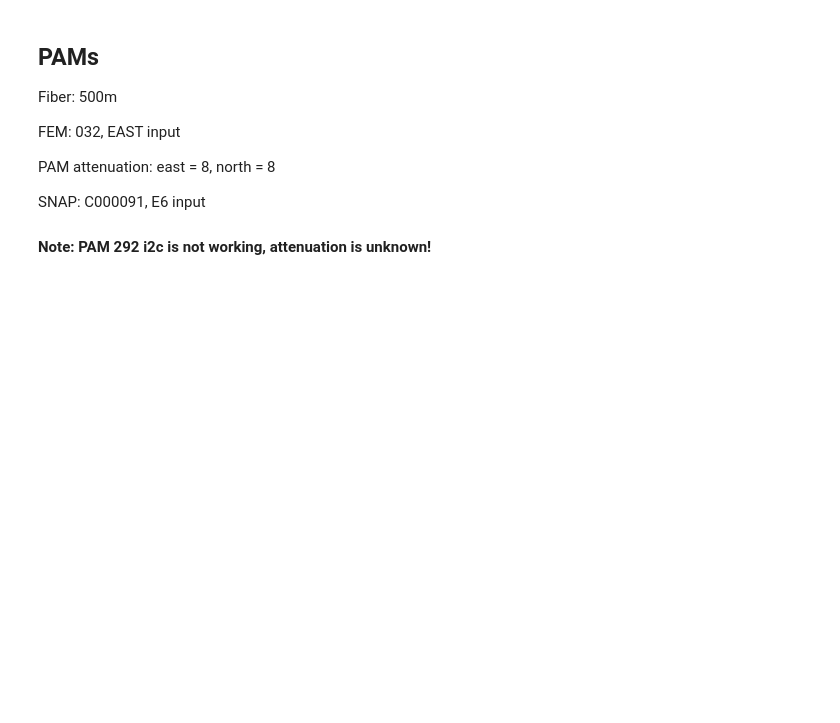
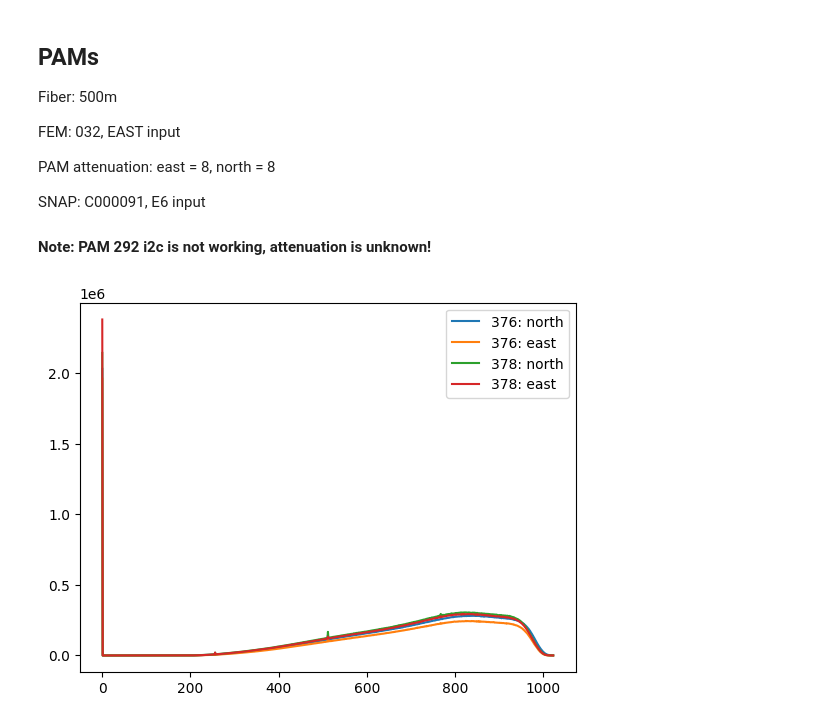
Before and after one commit to EIGSEP/eigsep_corr, a Jupyter notebook: gain_calibration/gain_calibration.ipynb, the cells around one changed output. Saved outputs shown, nothing was run; the diff lists cells and outputs as text; code cells hidden in the pictures; blank space fills up the shorter version.

```diff
--- a/gain_calibration/gain_calibration.ipynb
+++ b/gain_calibration/gain_calibration.ipynb
@@ -13,10 +97,9 @@ SNAP: C000091, E6 input
 # %%
 FEMS = ["12", "032", "320", "348"]
-dt = np.dtype(np.int32).newbyteorder(">")
 
 def byte2int(fem_id):
-    n_path = f"data/fem{fem_id}_north.npz"
-    e_path = f"data/fem{fem_id}_east.npz"
+    n_path = f"data/fem/fem{fem_id}_north.npz"
+    e_path = f"data/fem/fem{fem_id}_east.npz"
     d_north = np.frombuffer(np.load(n_path)["3"], dtype=dt).astype(float)
     d_east = np.frombuffer(np.load(e_path)["3"], dtype=dt).astype(float)
     return np.array([d_north, d_east])
@@ -88,28 +171,36 @@ SNAP: C000091, E6 input
 
 #### Note: PAM 292 i2c is not working, attenuation is unknown!
 # %%
-PAMS = ["292", "376", "378"]
+PAMS = ["376", "378"]
 dt = np.dtype(np.int32).newbyteorder(">")
 
 def byte2int(pam_id):
-    n_path = f"data/pam{pam_id}_north.npz"
-    e_path = f"data/pam{pam_id}_east.npz"
+    n_path = f"data/pam/pam{pam_id}_north.npz"
+    e_path = f"data/pam/pam{pam_id}_east.npz"
     d_north = np.frombuffer(np.load(n_path)["3"], dtype=dt).astype(float)
-    if pam_id == "376":
-        d_east = np.zeros_like(d_north)
-    else:
-        d_east = np.frombuffer(np.load(e_path)["3"], dtype=dt).astype(float)
+    d_east = np.frombuffer(np.load(e_path)["3"], dtype=dt).astype(float)
     return np.array([d_north, d_east])
 
+data = {}
 for pam_id in PAMS:
     d = byte2int(pam_id)
     data[pam_id] = d
 
 east_378_max = data["378"][1][1:].max()
 
+peak_normalized_data = {}
+for pam_id in data:
+    d = data[pam_id]
+    peak_normalized_data[pam_id] = d / np.max(d[:, 1:], axis=1, keepdims=True)
 
-for pam_id in data:
-    d = data[fem_id]
-    peak_normalized_data[fem_id] = d / np.max(d[:, 1:], axis=1, keepdims=True)
-
-east_12_normalized = peak_normalized_data["12"][1]
+east_378_normalized = peak_normalized_data["378"][1]
+# %%
+plt.figure()
+for pam_id in PAMS:
+    d = data[pam_id]
+    plt.plot(d[0], label=f"{pam_id}: north")
+    plt.plot(d[1], label=f"{pam_id}: east")
+plt.legend()
+plt.show()
+# %% [output]
+[figure, added]
```
Also changed, not shown: parts of 10 cells of this notebook.
